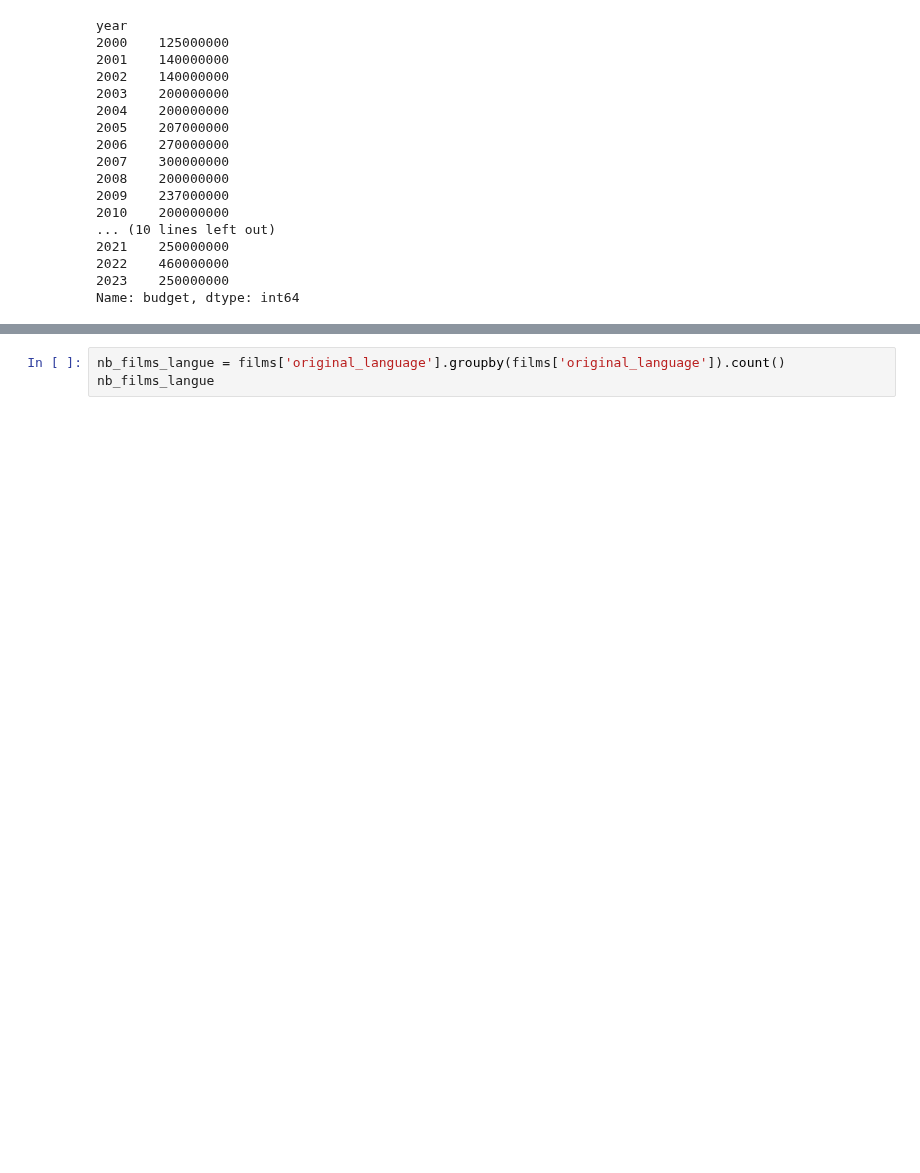
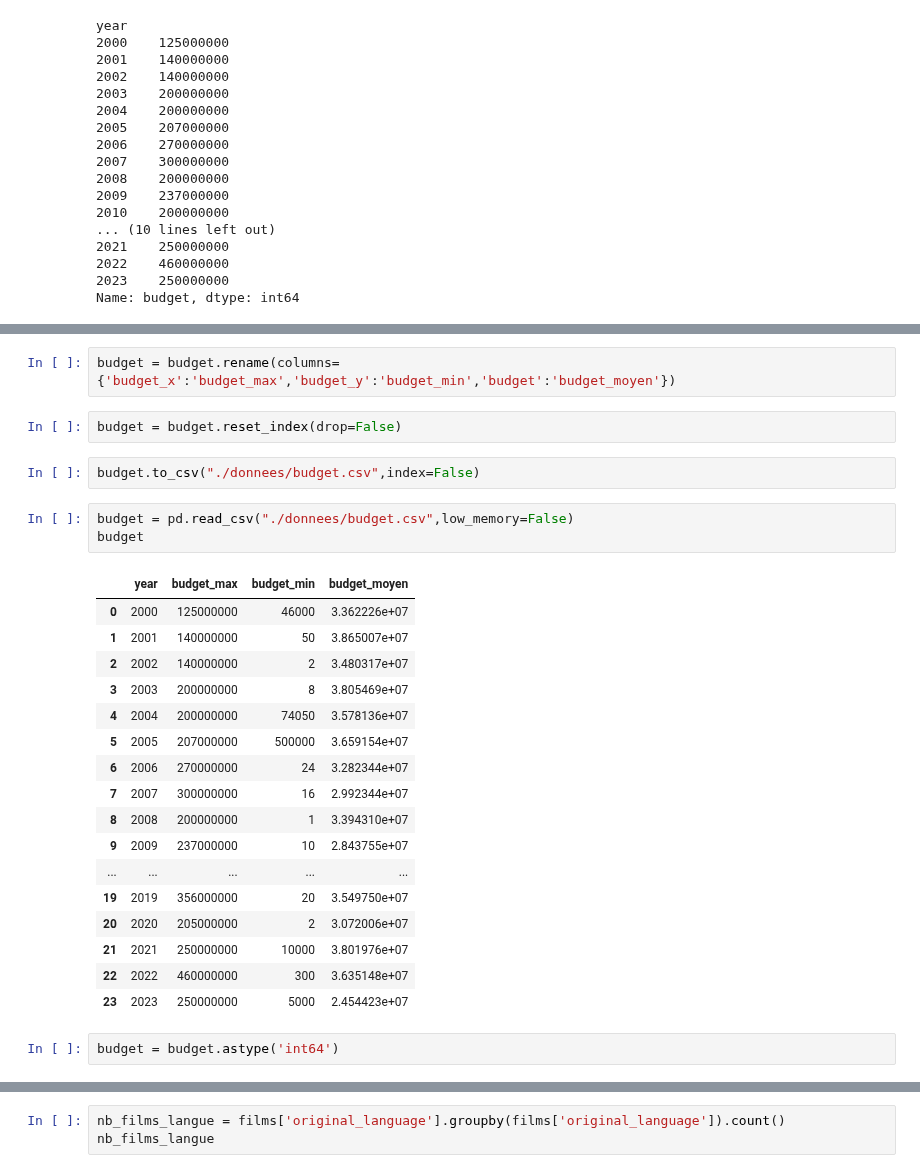
Before and after one commit to Cynthia-OK/CreuseLlywood, a Jupyter notebook: statistiques.ipynb, the cells around one changed output, grey strips where cells are left out. Cells and saved outputs as stored; diff of their text form; blank space fills up the shorter version.

```diff
--- a/statistiques.ipynb
+++ b/statistiques.ipynb
@@ -158,0 +184,29 @@ Name: budget, dtype: int64
+# %%
+budget = budget.rename(columns={'budget_x':'budget_max','budget_y':'budget_min','budget':'budget_moyen'})
+# %%
+budget = budget.reset_index(drop=False)
+# %%
+budget.to_csv("./donnees/budget.csv",index=False)
+# %%
+budget = pd.read_csv("./donnees/budget.csv",low_memory=False)
+budget
+# %% [output]
+|  | year | budget_max | budget_min | budget_moyen |
+| 0 | 2000 | 125000000 | 46000 | 3.362226e+07 |
+| 1 | 2001 | 140000000 | 50 | 3.865007e+07 |
+| 2 | 2002 | 140000000 | 2 | 3.480317e+07 |
+| 3 | 2003 | 200000000 | 8 | 3.805469e+07 |
+| 4 | 2004 | 200000000 | 74050 | 3.578136e+07 |
+| 5 | 2005 | 207000000 | 500000 | 3.659154e+07 |
+| 6 | 2006 | 270000000 | 24 | 3.282344e+07 |
+| 7 | 2007 | 300000000 | 16 | 2.992344e+07 |
+| 8 | 2008 | 200000000 | 1 | 3.394310e+07 |
+| 9 | 2009 | 237000000 | 10 | 2.843755e+07 |
+| ... | ... | ... | ... | ... |
+| 19 | 2019 | 356000000 | 20 | 3.549750e+07 |
+| 20 | 2020 | 205000000 | 2 | 3.072006e+07 |
+| 21 | 2021 | 250000000 | 10000 | 3.801976e+07 |
+| 22 | 2022 | 460000000 | 300 | 3.635148e+07 |
+| 23 | 2023 | 250000000 | 5000 | 2.454423e+07 |
+# %%
+budget = budget.astype('int64')
```
Also changed, not shown: parts of 22 cells of this notebook, 2 other files.
